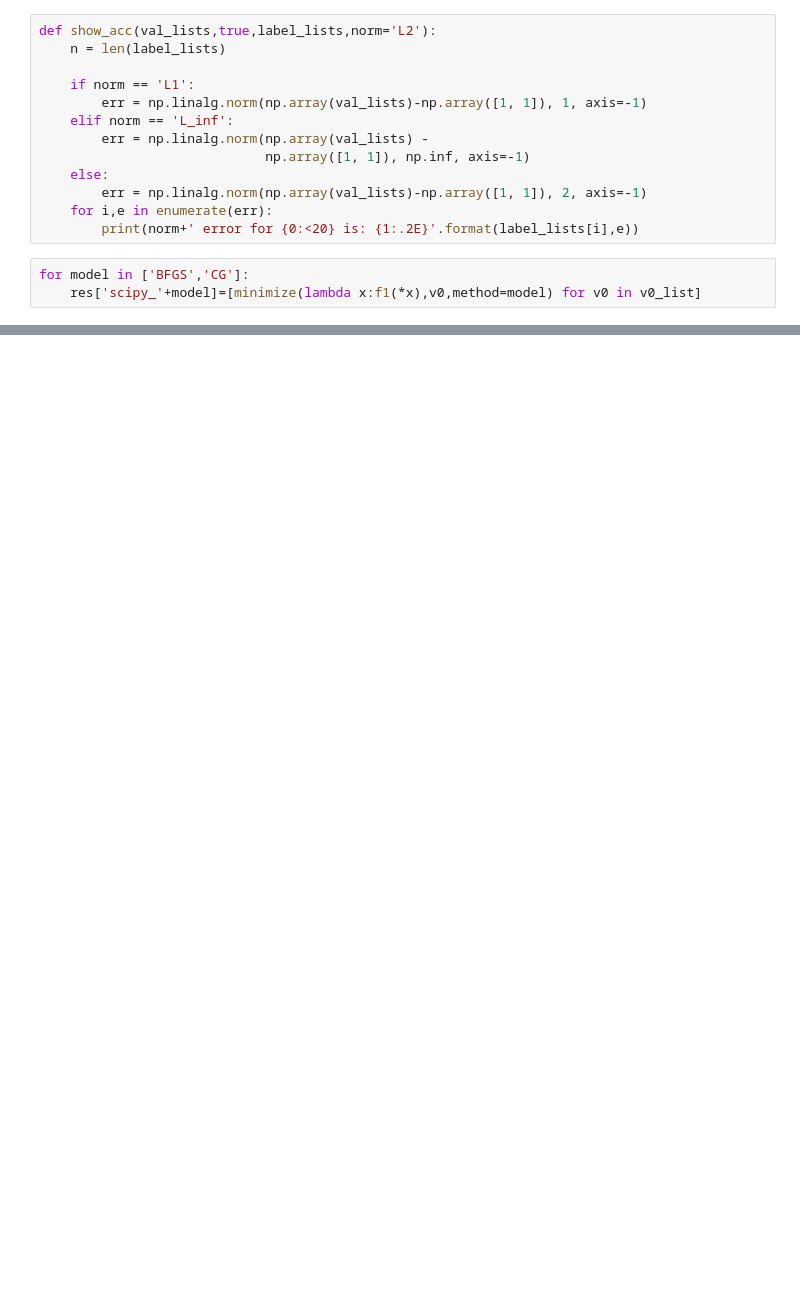
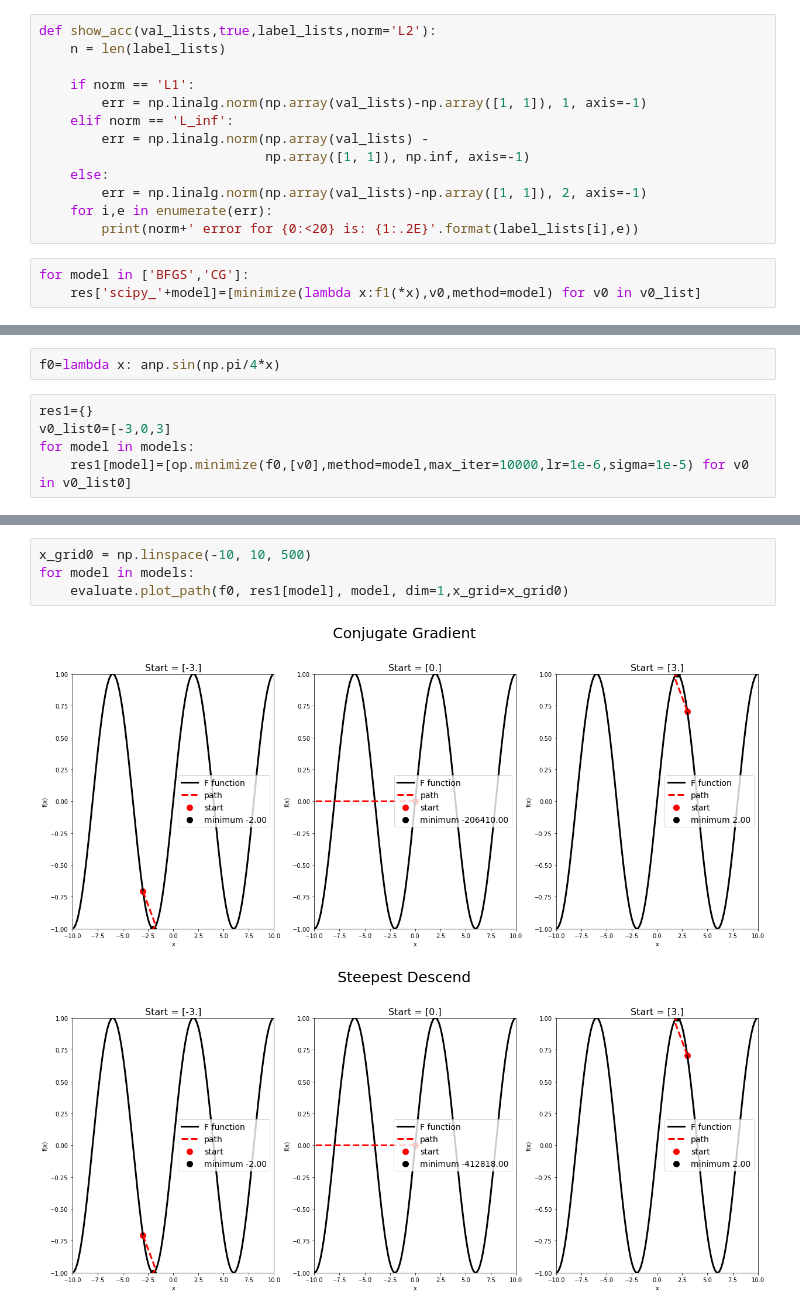
Before and after one commit to AutoDiffAll/cs207_FinalProject, a Jupyter notebook: demos/test_for_optimizer.ipynb, the cells around one changed output, grey strips where cells are left out. Cells and saved outputs as stored; diff of their text form; blank space fills up the shorter version.

```diff
--- a/demos/test_for_optimizer.ipynb
+++ b/demos/test_for_optimizer.ipynb
@@ -78,0 +81,7 @@ L2 error for scipy_CG             is: 5.08E-06
+# %%
+f0=lambda x: anp.sin(np.pi/4*x)
+# %%
+res1={}
+v0_list0=[-3,0,3]
+for model in models:
+    res1[model]=[op.minimize(f0,[v0],method=model,max_iter=10000,lr=1e-6,sigma=1e-5) for v0 in v0_list0]
@@ -78,0 +96,7 @@ L2 error for scipy_CG             is: 5.08E-06
+# %%
+x_grid0 = np.linspace(-10, 10, 500)
+for model in models:
+    evaluate.plot_path(f0, res1[model], model, dim=1,x_grid=x_grid0)
+# %% [output]
+[figure, added]
+[figure, added]
```
Also changed, not shown: parts of 8 cells of this notebook, 2 other files.
